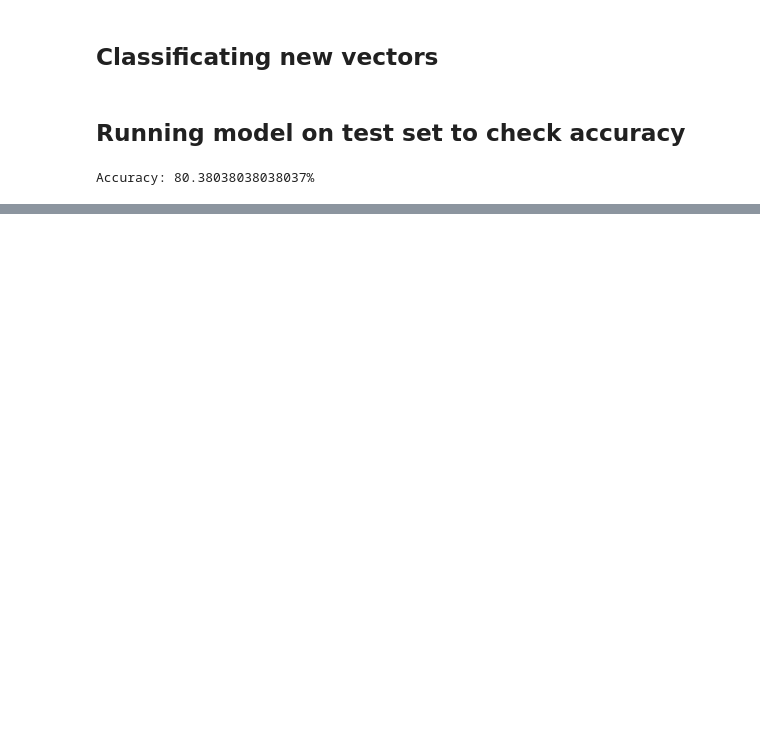
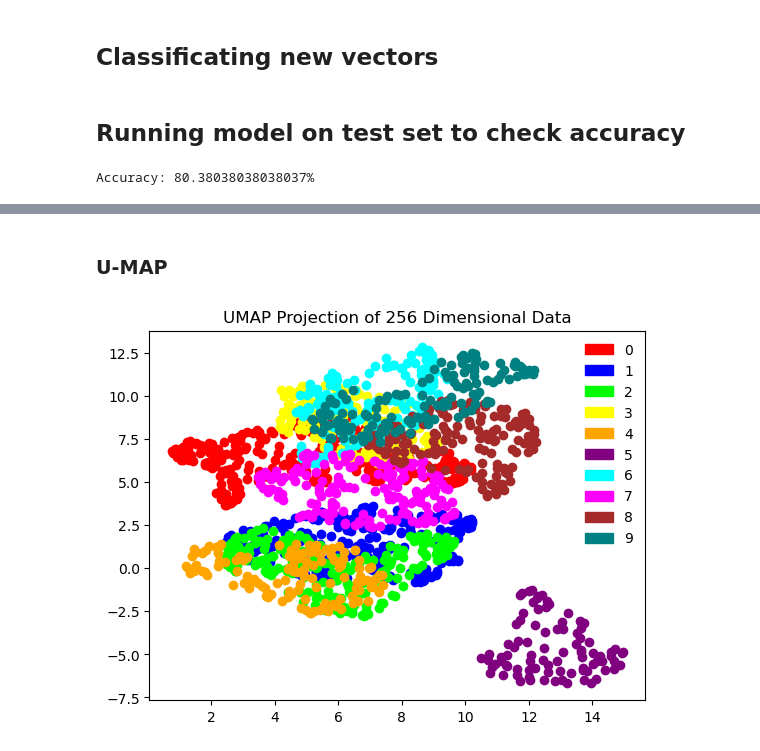
Before and after one commit to filipe-21903016/idl-assignment-0, a Jupyter notebook: assignment_0.ipynb, the cells around one changed output, grey strips where cells are left out. Saved outputs shown, nothing was run; the diff lists cells and outputs as text; code cells hidden in the pictures; blank space fills up the shorter version.

Commit message:
PCA, UMAP

```diff
--- a/assignment_0.ipynb
+++ b/assignment_0.ipynb
@@ -83,0 +125,27 @@ Accuracy: 80.38038038038037%
+# %% [markdown]
+### U-MAP
+# %%
+# initialize UMAP
+umap_reducer = umap.UMAP(random_state=42)
+
+# patches for legend visualization
+patches = []
+
+for d in range(0,10):
+    cloud_d = X_train[np.where(Y_train == d)[0]]
+
+    # Fit PCA model to vectors
+    cloud_pca = umap_reducer.fit_transform(cloud_d)
+
+    X = cloud_pca[:, 0]
+    Y = cloud_pca[:, 1]
+
+    patches.append(mpatches.Patch(color=distinct_colors[d],label=d))
+
+    plt.scatter(X, Y, c=distinct_colors[d])
+    plt.title('UMAP Projection of 256 Dimensional Data')
+
+plt.legend(handles=patches, loc='best', frameon=False)
+plt.show()
+# %% [output]
+[figure, added]
```
Also changed, not shown: parts of 5 cells of this notebook.
